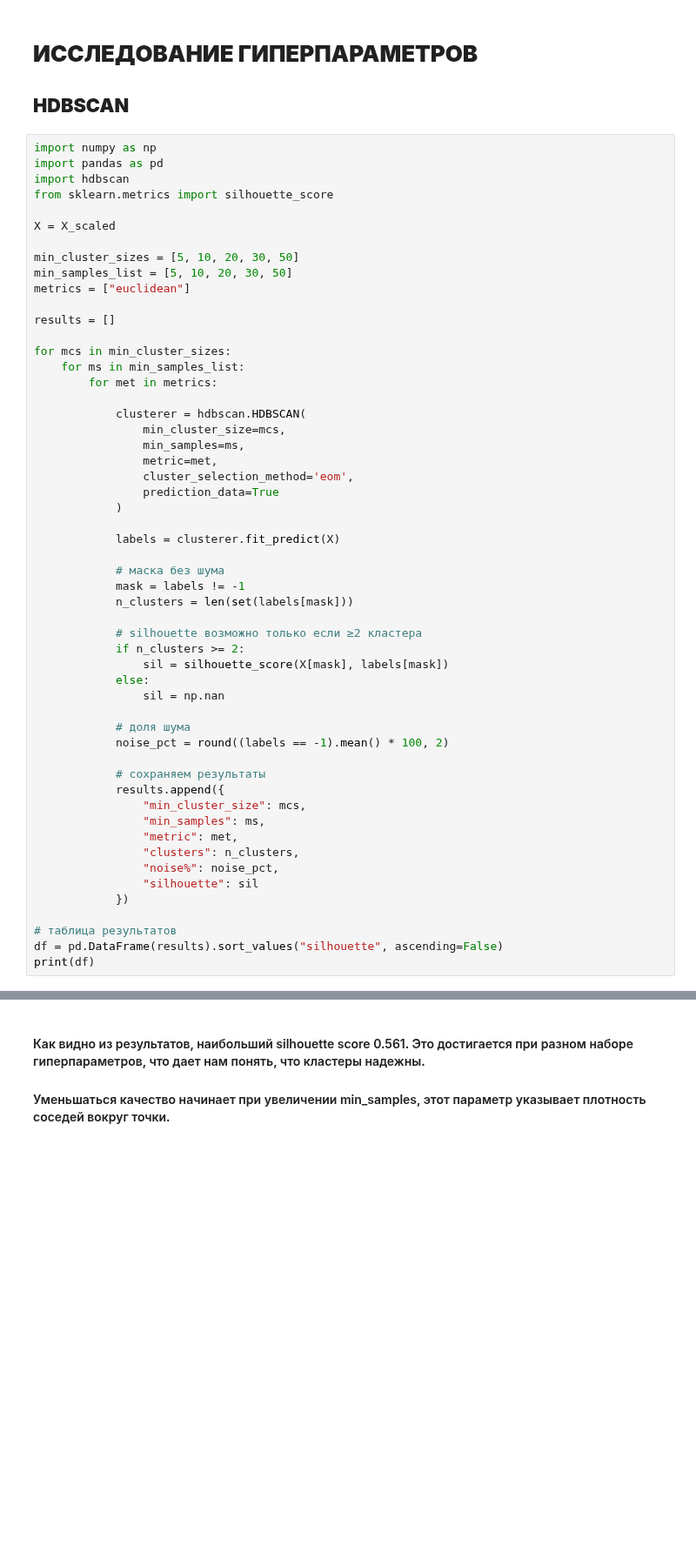
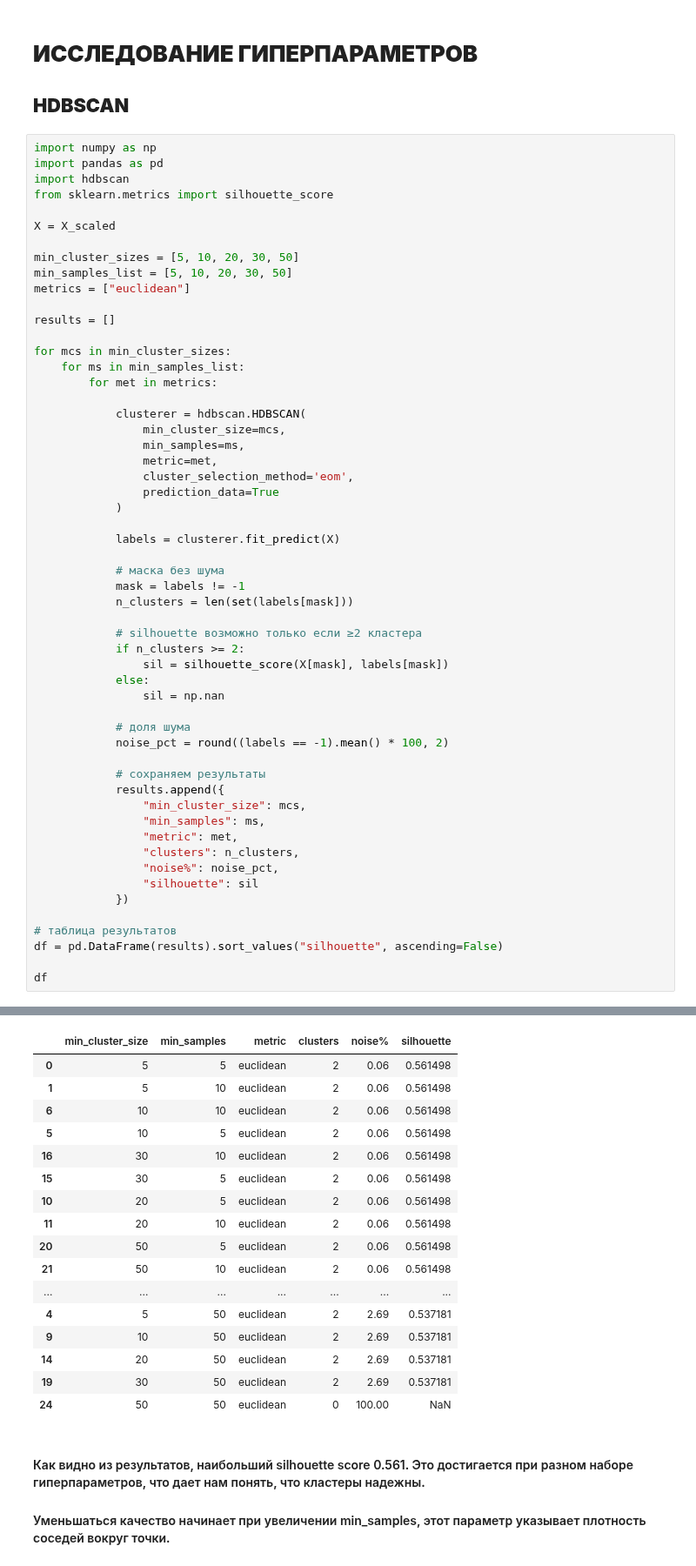
Before and after one commit to maxoncheeg/machine_learning, a Jupyter notebook: claster/clustering.ipynb, the cells around one changed output, grey strips where cells are left out. Shown at 87% size. Cells and saved outputs as stored; diff of their text form; blank space fills up the shorter version.

```diff
--- a/claster/clustering.ipynb
+++ b/claster/clustering.ipynb
@@ -705,5 +802,6 @@ for mcs in min_cluster_sizes:
 
 # таблица результатов
 df = pd.DataFrame(results).sort_values("silhouette", ascending=False)
-print(df)
+
+df
 # %% [output]
@@ -727,3 +808,20 @@ print(df)
+|  | min_cluster_size | min_samples | metric | clusters | noise% | silhouette |
+| 0 | 5 | 5 | euclidean | 2 | 0.06 | 0.561498 |
+| 1 | 5 | 10 | euclidean | 2 | 0.06 | 0.561498 |
+| 6 | 10 | 10 | euclidean | 2 | 0.06 | 0.561498 |
+| 5 | 10 | 5 | euclidean | 2 | 0.06 | 0.561498 |
+| 16 | 30 | 10 | euclidean | 2 | 0.06 | 0.561498 |
+| 15 | 30 | 5 | euclidean | 2 | 0.06 | 0.561498 |
+| 10 | 20 | 5 | euclidean | 2 | 0.06 | 0.561498 |
+| 11 | 20 | 10 | euclidean | 2 | 0.06 | 0.561498 |
+| 20 | 50 | 5 | euclidean | 2 | 0.06 | 0.561498 |
+| 21 | 50 | 10 | euclidean | 2 | 0.06 | 0.561498 |
+| ... | ... | ... | ... | ... | ... | ... |
+| 4 | 5 | 50 | euclidean | 2 | 2.69 | 0.537181 |
+| 9 | 10 | 50 | euclidean | 2 | 2.69 | 0.537181 |
+| 14 | 20 | 50 | euclidean | 2 | 2.69 | 0.537181 |
+| 19 | 30 | 50 | euclidean | 2 | 2.69 | 0.537181 |
+| 24 | 50 | 50 | euclidean | 0 | 100.00 | NaN |
 # %% [markdown]
 #### Как видно из результатов, наибольший silhouette score 0.561. Это достигается при разном наборе гиперпараметров, что дает нам понять, что кластеры надежны.
 #### Уменьшаться качество начинает при увеличении min_samples, этот параметр указывает плотность соседей вокруг точки.
```
Also changed, not shown: parts of 12 cells of this notebook.
